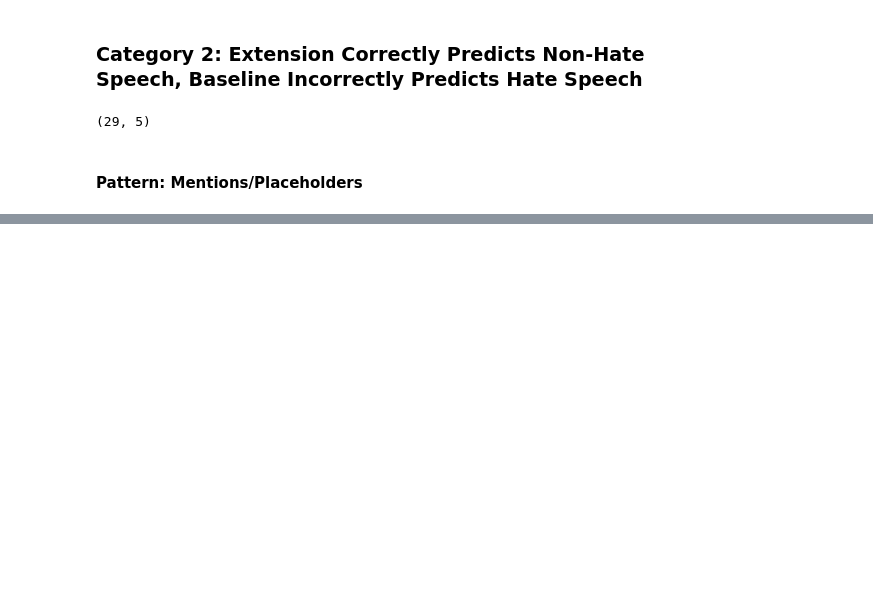
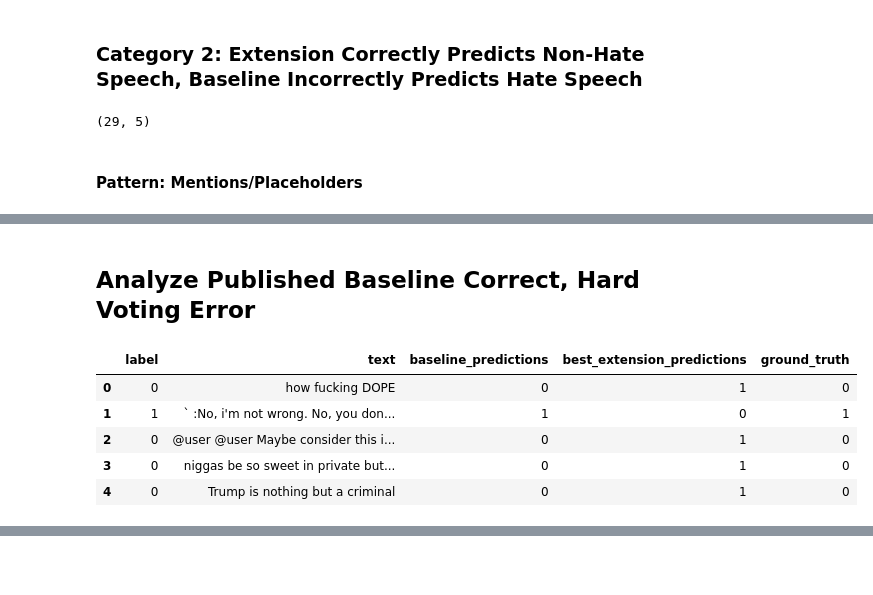
Before and after one commit to Ravi-Raghavan/CIS-5300-Final-Project, a Jupyter notebook: Milestone #4/error_analysis.ipynb, the cells around one changed output, grey strips where cells are left out. Cells and saved outputs as stored; diff of their text form; code cells hidden in the pictures; blank space fills up the shorter version.

Commit message:
Added more to Error Analysis

```diff
--- a/Milestone #4/error_analysis.ipynb
+++ b/Milestone #4/error_analysis.ipynb
@@ -105,3 +105,15 @@ df_mentions_placeholders
 | 4 | 0 | @realDonaldTrump First you said t... | 1 | 0 | 0 |
 | 5 | 0 | @user the greatest team we ever h... | 1 | 0 | 0 |
 | 6 | 0 | @ArreoTheCynic A GAMER AND A WOMA... | 1 | 0 | 0 |
+# %% [markdown]
+## Analyze Published Baseline Correct, Hard Voting Error
+# %%
+subset_df = TEST_DF[(TEST_DF['ground_truth'] != TEST_DF['best_extension_predictions']) & (TEST_DF['ground_truth'] == TEST_DF['baseline_predictions'])].reset_index(drop = True)
+subset_df.head()
+# %% [output]
+|  | label | text | baseline_predictions | best_extension_predictions | ground_truth |
+| 0 | 0 | how fucking DOPE | 0 | 1 | 0 |
+| 1 | 1 | ` :No, i'm not wrong. No, you don... | 1 | 0 | 1 |
+| 2 | 0 | @user @user Maybe consider this i... | 0 | 1 | 0 |
+| 3 | 0 | niggas be so sweet in private but... | 0 | 1 | 0 |
+| 4 | 0 | Trump is nothing but a criminal | 0 | 1 | 0 |
```
Also changed, not shown: parts of 9 cells of this notebook.
